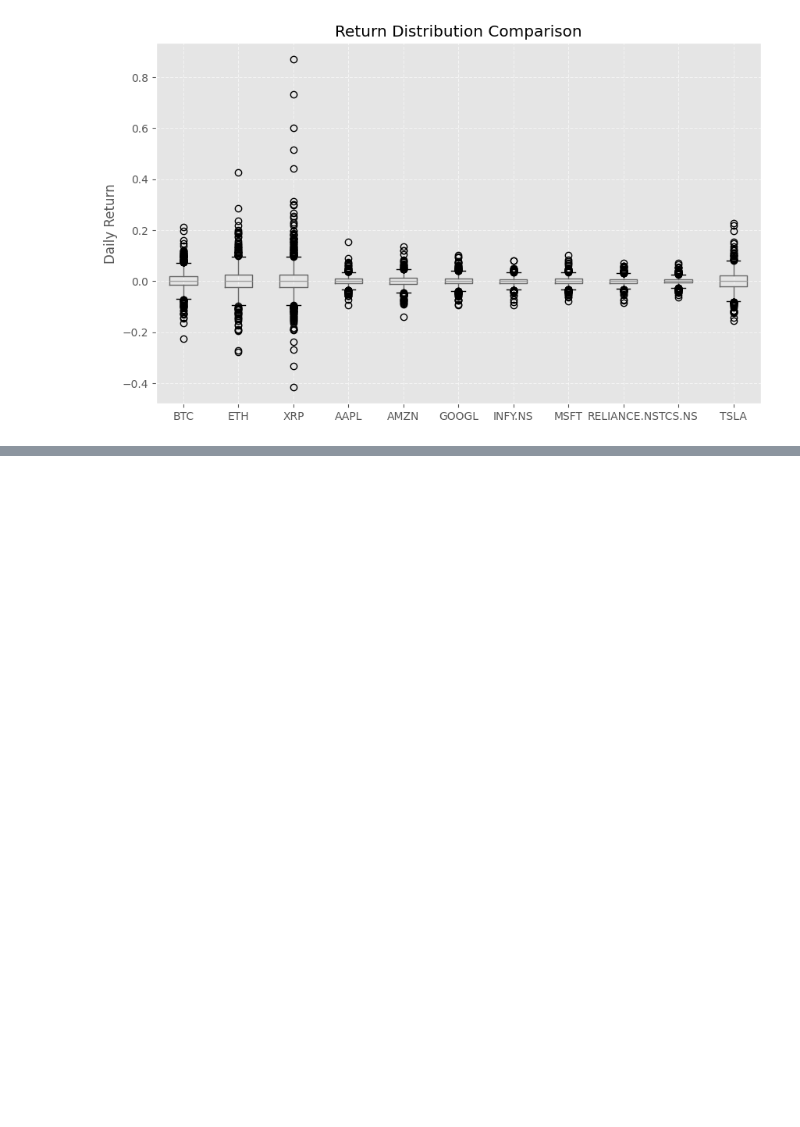
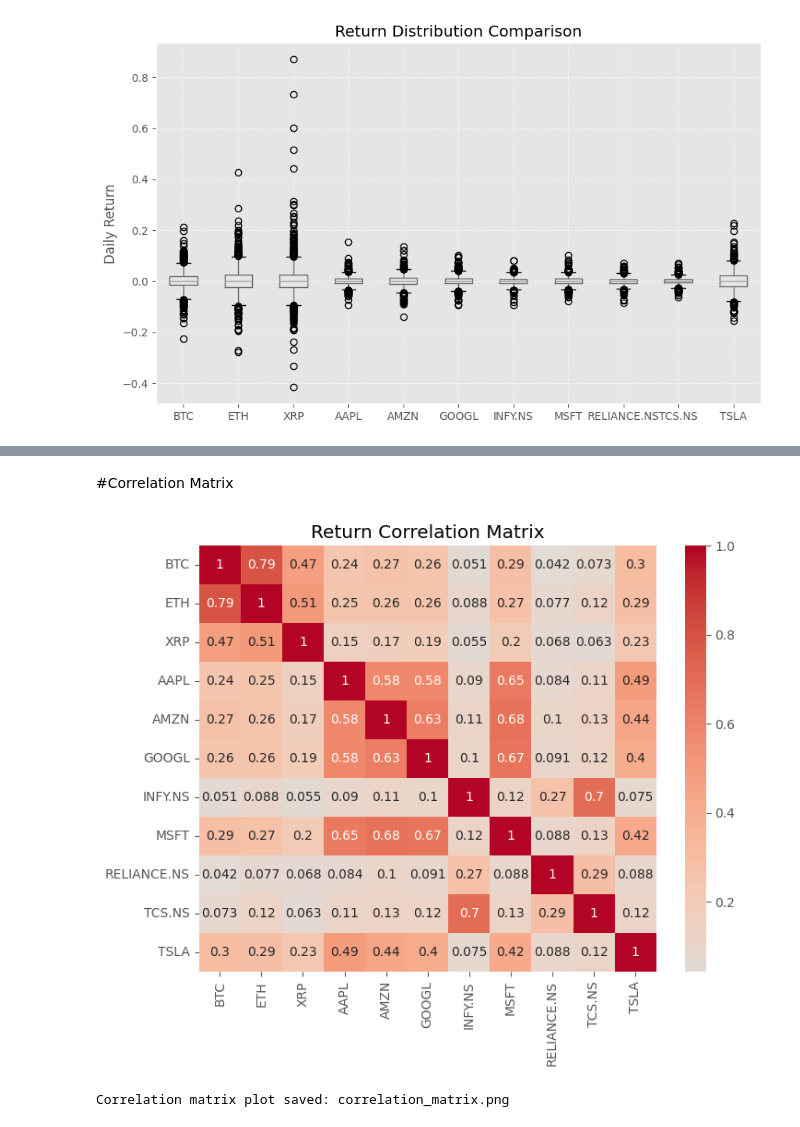
Before and after one commit to maniram3112/stock-vs-crypto-risk-return-analysis, a Jupyter notebook: notebooks/exploratory_data_analysis.ipynb, the cells around one changed output, grey strips where cells are left out. Cells and saved outputs as stored; diff of their text form; code cells hidden in the pictures; blank space fills up the shorter version.

```diff
--- a/notebooks/exploratory_data_analysis.ipynb
+++ b/notebooks/exploratory_data_analysis.ipynb
@@ -185,0 +208,14 @@ plt.show()
+# %% [markdown]
+#Correlation Matrix
+# %%
+corr = returns.corr()
+plt.figure(figsize=(8,6))
+sns.heatmap(corr, annot=True, cmap="coolwarm", center=0)
+plt.title("Return Correlation Matrix")
+plt.savefig(f"{output_dir}/correlation_matrix.png", dpi=300, bbox_inches="tight")
+plt.show()
+plt.close()
+print("Correlation matrix plot saved: correlation_matrix.png")
+# %% [output]
+[figure, added]
+Correlation matrix plot saved: correlation_matrix.png
```
Also changed, not shown: parts of 8 cells of this notebook.
